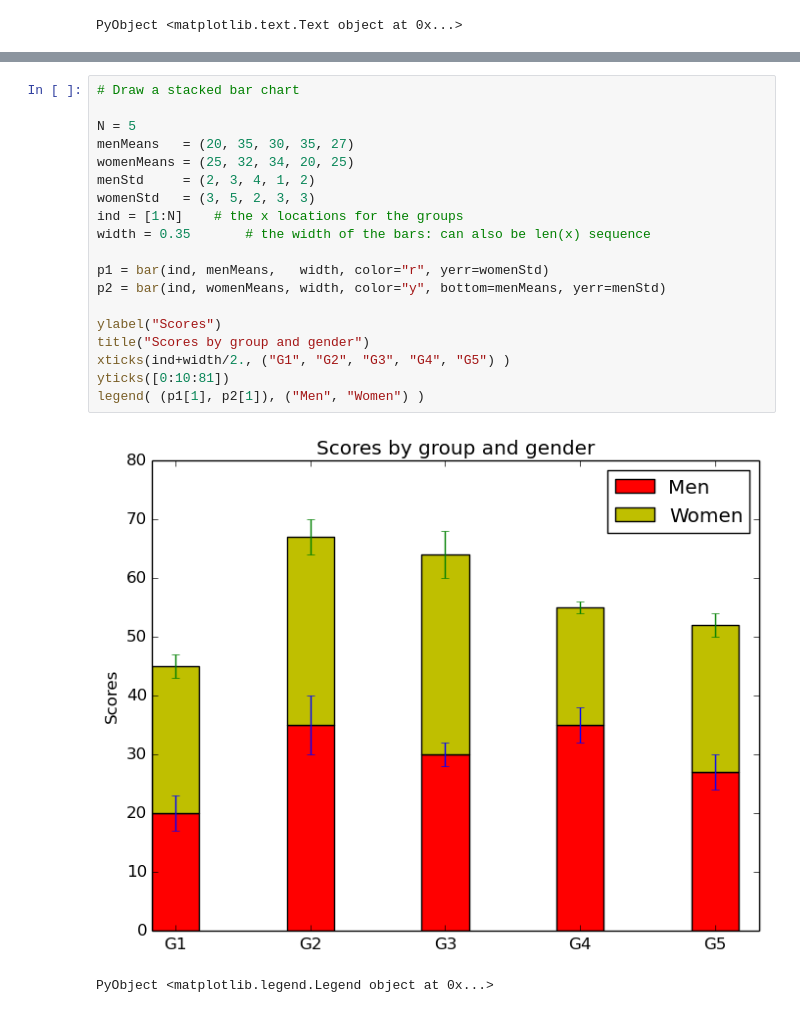
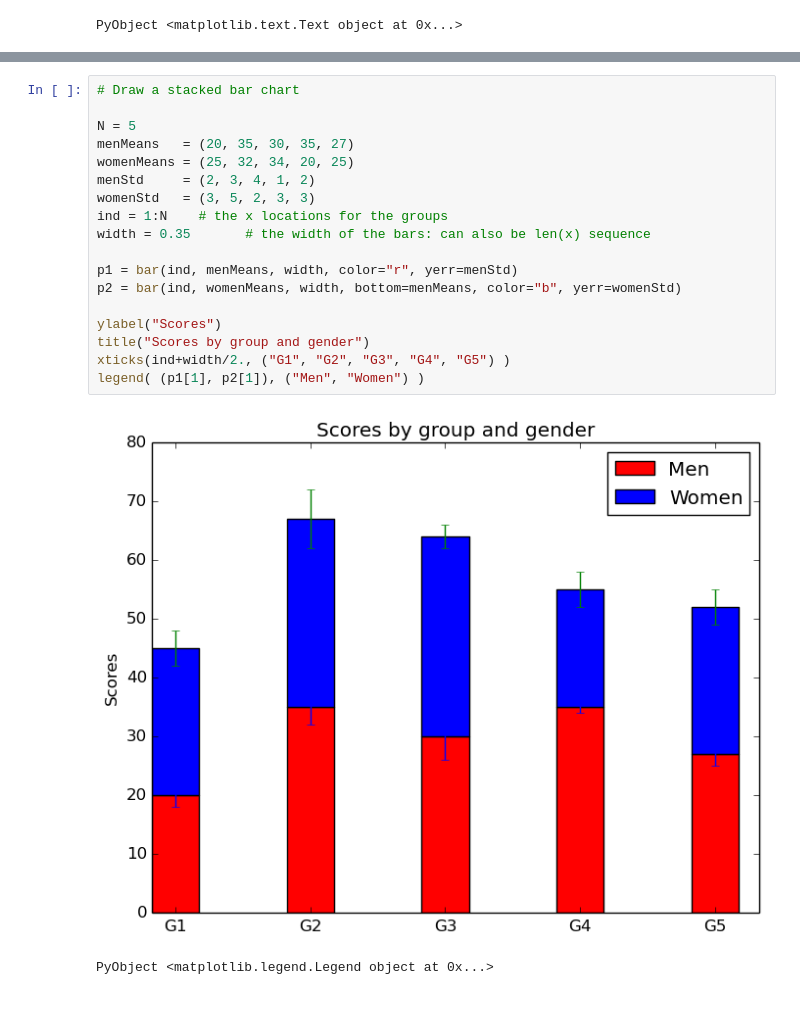
Before and after one commit to JuliaCloud/JuliaBox, a Jupyter notebook: container/interactive/IJulia/tutorial/Plotting in Julia.ipynb, the cells around one changed output, grey strips where cells are left out. Drawn from its saved outputs; the diff is of its cells as text.

```diff
--- a/container/interactive/IJulia/tutorial/Plotting in Julia.ipynb
+++ b/container/interactive/IJulia/tutorial/Plotting in Julia.ipynb
@@ -50,24 +56,23 @@ plt[:hist](y, 50)     # We use plt.hist, because it conflicts with the built-in
 # %%
 # Draw a stacked bar chart
 
 N = 5
 menMeans   = (20, 35, 30, 35, 27)
 womenMeans = (25, 32, 34, 20, 25)
 menStd     = (2, 3, 4, 1, 2)
 womenStd   = (3, 5, 2, 3, 3)
-ind = [1:N]    # the x locations for the groups
+ind = 1:N    # the x locations for the groups
 width = 0.35       # the width of the bars: can also be len(x) sequence
 
-p1 = bar(ind, menMeans,   width, color="r", yerr=womenStd)
-p2 = bar(ind, womenMeans, width, color="y", bottom=menMeans, yerr=menStd)
+p1 = bar(ind, menMeans, width, color="r", yerr=menStd)
+p2 = bar(ind, womenMeans, width, bottom=menMeans, color="b", yerr=womenStd)
 
 ylabel("Scores")
 title("Scores by group and gender")
 xticks(ind+width/2., ("G1", "G2", "G3", "G4", "G5") )
-yticks([0:10:81])
 legend( (p1[1], p2[1]), ("Men", "Women") )
 # %% [output]
-[figure, old version]
+[figure, new version]
 PyObject <matplotlib.legend.Legend object at 0x...>
 # %%
 # Plot a random surface
```
Also changed, not shown: parts of 4 cells of this notebook, 5 other files.
